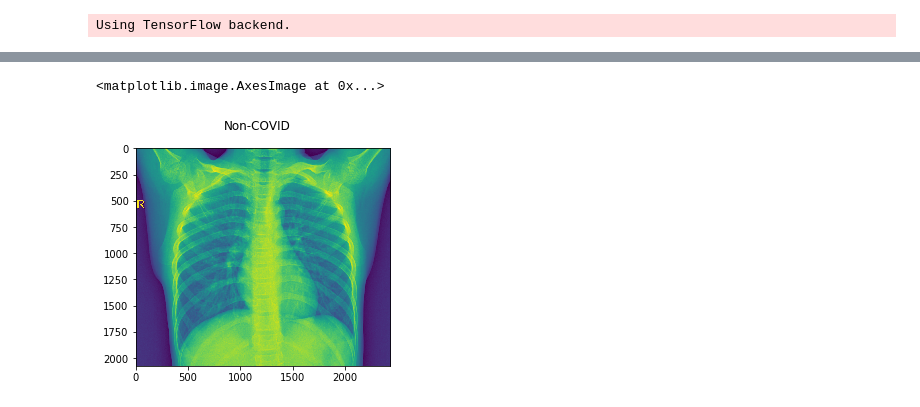
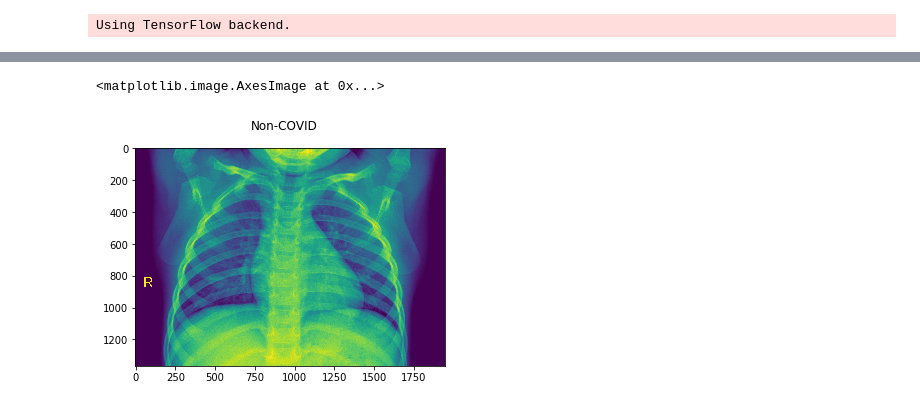
Before and after one commit to fear-the-lord/COVID-19-Detector, a Jupyter notebook: Covid-19.ipynb, the cells around one changed output, grey strips where cells are left out. Cells and saved outputs as stored; diff of their text form; code cells hidden in the pictures.

```diff
--- a/Covid-19.ipynb
+++ b/Covid-19.ipynb
@@ -223,34 +218,34 @@ plt.imshow(np_img)
 # %%
 # Predict the result from the Non-Coivd Test Data
 
-img_src = 'Dataset/Test Data/Non-Covid/IM-0089-0001.jpeg'
+img_src = 'Dataset/Test Data/Non-Covid/IM-0216-0001.jpeg'
 img = cv2.imread(img_src)
 
 img_pred = image.load_img(img_src, target_size = (224, 224))
 img_pred = image.img_to_array(img_pred)
 img_pred = np.expand_dims(img_pred, axis = 0)
 rslt = model.predict(img_pred)
 
 ind = train_generator.class_indices
 
 if rslt[0][0] == 1:
     prediction = "Non-COVID"
 else:
     prediction = "COVID"
 
 target_width = 50
 target_height = 50
 target_size = (target_width, target_height)
 
 img = cv2.resize(img, target_size)
 img = img.reshape(1, target_width, target_height, 3)
 
 
 fig, ax = plt.subplots()
 fig.suptitle(prediction, fontsize=12)
 
 np_img = mpimg.imread(img_src)
 plt.imshow(np_img)
 # %% [output]
 <matplotlib.image.AxesImage at 0x...>
-[figure, old version]
+[figure, new version]
```
Also changed, not shown: parts of 10 cells of this notebook.
